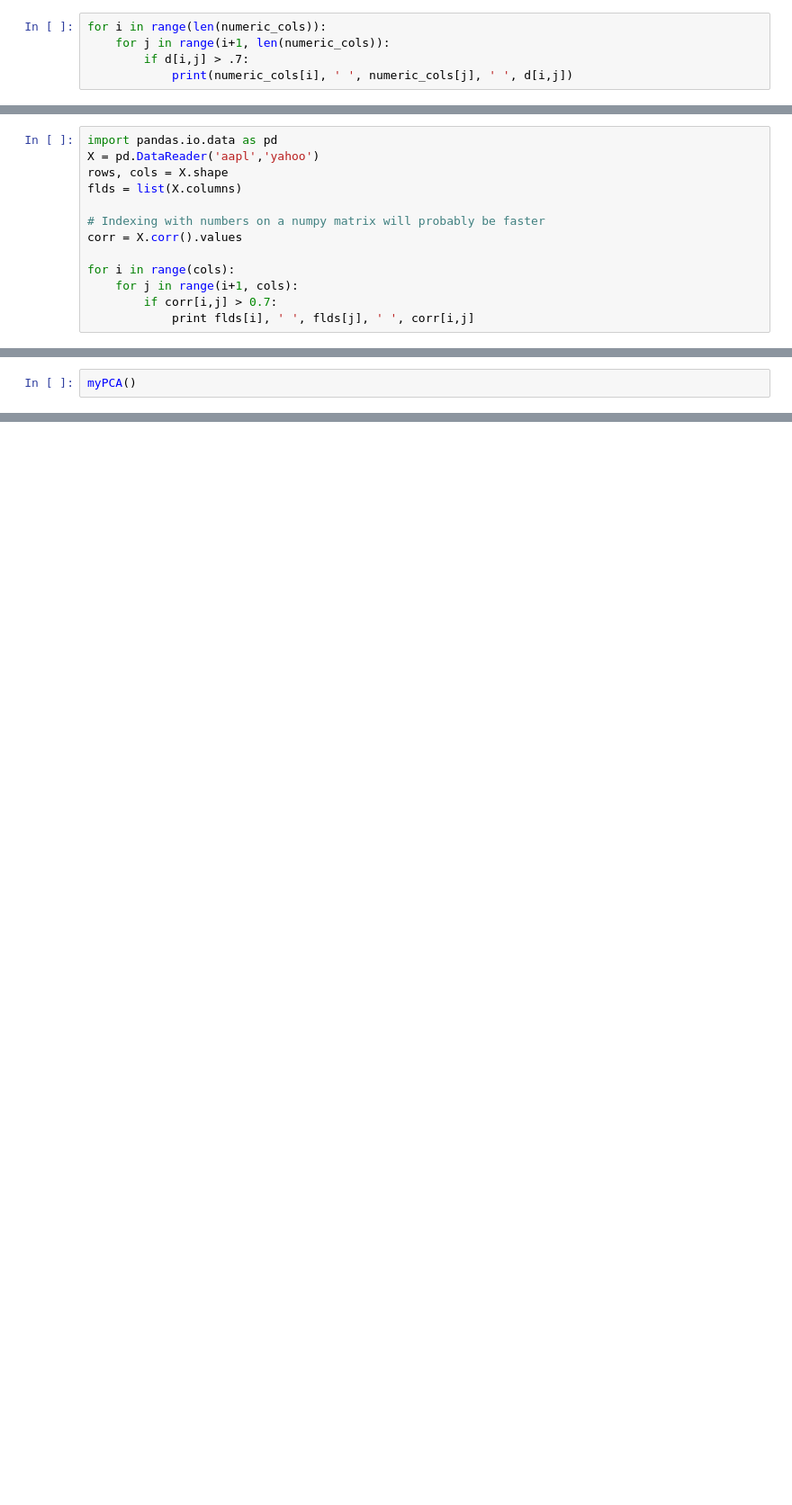
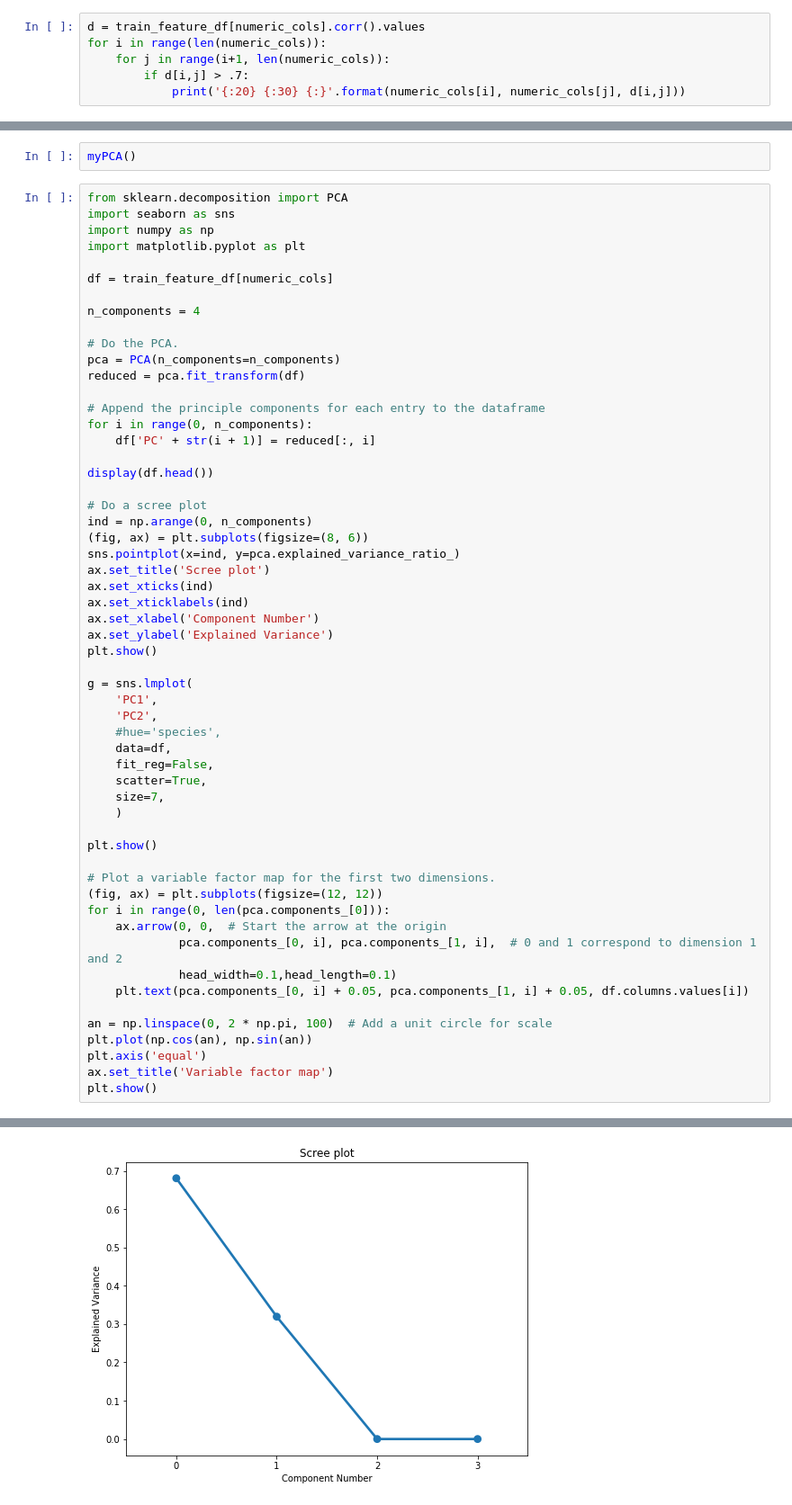
Before and after one commit to super-mar10/network-intrusion-detection, a Jupyter notebook: 1.EDA.ipynb, the cells around one changed output, grey strips where cells are left out. Shown at 90% size. Saved outputs shown, nothing was run; the diff lists cells and outputs as text; blank space fills up the shorter version.

```diff
--- a/1.EDA.ipynb
+++ b/1.EDA.ipynb
@@ -453,6 +438,7 @@ array([[ 1.00000000e+00,  7.07368282e-02,  3.48777983e-02,
 # %%
+d = train_feature_df[numeric_cols].corr().values
 for i in range(len(numeric_cols)):
     for j in range(i+1, len(numeric_cols)):
         if d[i,j] > .7:
-            print(numeric_cols[i], ' ', numeric_cols[j], ' ', d[i,j])
+            print('{:20} {:30} {:}'.format(numeric_cols[i], numeric_cols[j], d[i,j]))
 # %% [output]
@@ -475,13 +460,0 @@ dst_host_rerror_rate   dst_host_srv_rerror_rate   0.9246878915771849
-# %%
-import pandas.io.data as pd
-X = pd.DataReader('aapl','yahoo')
-rows, cols = X.shape
-flds = list(X.columns)
-
-# Indexing with numbers on a numpy matrix will probably be faster
-corr = X.corr().values
-
-for i in range(cols):
-    for j in range(i+1, cols):
-        if corr[i,j] > 0.7:
-            print flds[i], ' ', flds[j], ' ', corr[i,j]
@@ -541,3 +558,60 @@ def myPCA(df, clusters=None):
 	return pc_infos, ebouli
 # %%
 myPCA()
+# %%
+from sklearn.decomposition import PCA
+import seaborn as sns
+import numpy as np
+import matplotlib.pyplot as plt
+
+df = train_feature_df[numeric_cols]
+
+n_components = 4
+
+# Do the PCA.
+pca = PCA(n_components=n_components)
+reduced = pca.fit_transform(df)
+
+# Append the principle components for each entry to the dataframe
+for i in range(0, n_components):
+    df['PC' + str(i + 1)] = reduced[:, i]
+
+display(df.head())
+
+# Do a scree plot
+ind = np.arange(0, n_components)
+(fig, ax) = plt.subplots(figsize=(8, 6))
+sns.pointplot(x=ind, y=pca.explained_variance_ratio_)
+ax.set_title('Scree plot')
+ax.set_xticks(ind)
+ax.set_xticklabels(ind)
+ax.set_xlabel('Component Number')
+ax.set_ylabel('Explained Variance')
+plt.show()
+
+g = sns.lmplot(
+    'PC1',
+    'PC2',
+    #hue='species',
+    data=df,
+    fit_reg=False,
+    scatter=True,
+    size=7,
+    )
+
+plt.show()
+
+# Plot a variable factor map for the first two dimensions.
+(fig, ax) = plt.subplots(figsize=(12, 12))
+for i in range(0, len(pca.components_[0])):
+    ax.arrow(0, 0,  # Start the arrow at the origin
+             pca.components_[0, i], pca.components_[1, i],  # 0 and 1 correspond to dimension 1 and 2
+             head_width=0.1,head_length=0.1)
+    plt.text(pca.components_[0, i] + 0.05, pca.components_[1, i] + 0.05, df.columns.values[i])
+
+an = np.linspace(0, 2 * np.pi, 100)  # Add a unit circle for scale
+plt.plot(np.cos(an), np.sin(an))
+plt.axis('equal')
+ax.set_title('Variable factor map')
+plt.show()
+# %% [output]
@@ -543,0 +630 @@ myPCA()
+[figure, added]
```
Also changed, not shown: parts of 18 cells of this notebook.
